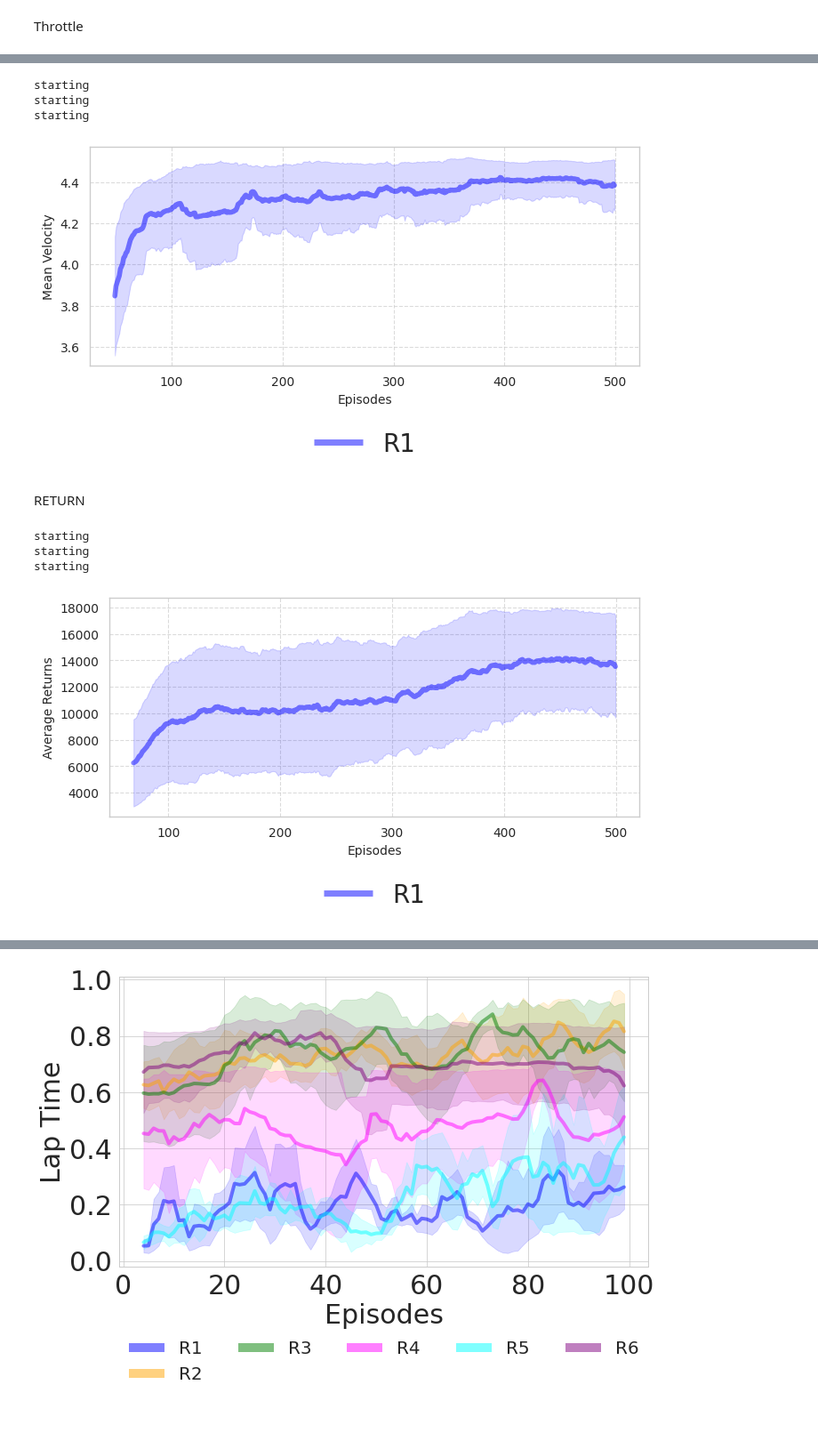
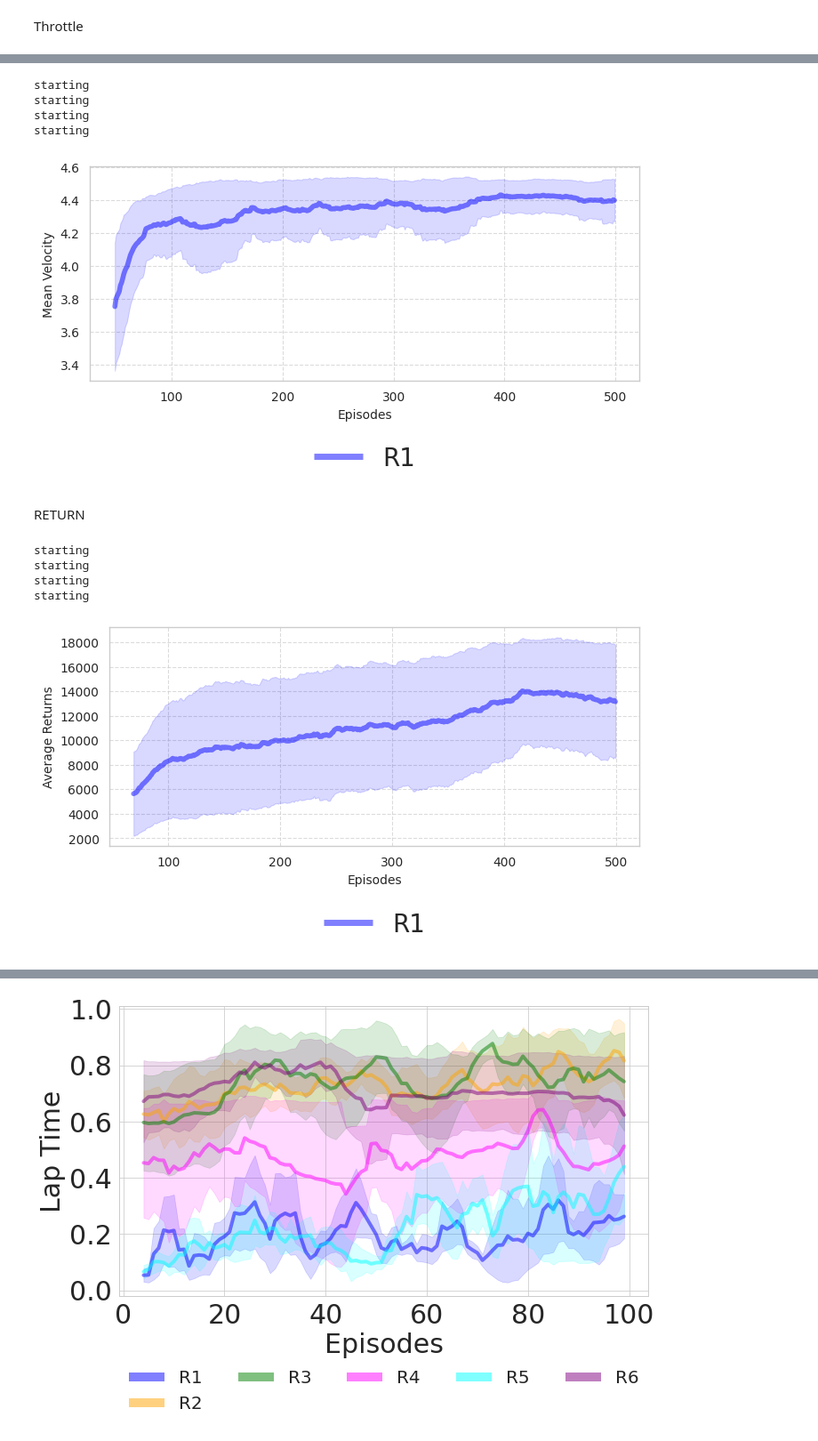
Before and after one commit to shilpa2301/QRSAC, a Jupyter notebook: debug_plots/debug_plots_RC1.ipynb, the cells around one changed output, grey strips where cells are left out. Shown: that part at 89% size. Cells and saved outputs as stored; diff of their text form; code cells hidden in the pictures.

```diff
--- a/debug_plots/debug_plots_RC1.ipynb
+++ b/debug_plots/debug_plots_RC1.ipynb
@@ -123,7 +123,7 @@ def generate_plot(means, stds, save_path=""):
     plt.show()
 
 returns_1 = []
-for idx in range(1,4):
+for idx in range(1,5):
     reward_type = "rew3"
     # env_type = "track"
     env_type = "road"
@@ -239,7 +240,7 @@ def generate_plot(means, stds, save_path=""):
     plt.show()
 
 returns_1 = []
-for idx in range(1,4):
+for idx in range(1,5):
     reward_type = "rew3"
     # env_type = "track"
     env_type = "road"
@@ -354,7 +356,7 @@ def generate_plot(means, stds, save_path=""):
     plt.show()
 
 returns_1 = []
-for idx in range(1,4):
+for idx in range(1,5):
     reward_type = "rew3"
     env_type = "track" #"road"
     env_type = "road"
@@ -373,7 +375,8 @@ generate_plot(means, stds, "result_plot")
 starting
 starting
 starting
+starting
-[figure, old version]
+[figure, new version]
 # %% [markdown]
 RETURN
 # %%
@@ -462,32 +465,33 @@ def generate_plot(means, stds, save_path=""):
         line.set_linewidth(5.0)
         line.set_solid_capstyle('butt')
     plt.yticks(fontsize=10)
     plt.xticks(fontsize=10)
     plt.xlabel("Episodes", fontsize=10)
     plt.ylabel("Average Returns", fontsize=10)
     plt.grid(True, linestyle='--', alpha=0.7)
     plt.tight_layout()
     plt.savefig(f"{save_path}.png", dpi=200)
     plt.show()
 
 returns_1 = []
-for idx in range(1,4):
+for idx in range(1,5):
     reward_type = "rew3"
     env_type = "track" #"road"
     env_type = "road"
     log_num = str(idx)
     log_file_path = f"/home/smukh039/work/QRSAC/debug_logs_to_plot/generated_road/debug_{env_type}_{reward_type}_{log_num}.log"
     # log_file_path = f"/home/smukh039/work/QRSAC/debug_logs_to_plot/generated_track/debug_{env_type}_{reward_type}_{log_num}.log"
     returns_1.append(get_returns(reward_type, log_num, env_type, log_file_path)) #[:100])
 returns_r1_mean = np.mean(returns_1, axis=0)
 returns_r1_std = np.std(returns_1, axis=0)
 
 WIN_SIZE=70
 means_r1, stds_r1 = smoothen(returns_r1_mean, WIN_SIZE), smoothen(returns_r1_std, WIN_SIZE)
 means, stds = (means_r1), (stds_r1)
 generate_plot(means, stds, "result_plot")
 # %% [output]
 starting
 starting
 starting
+starting
-[figure, old version]
+[figure, new version]
```
Also changed, not shown: parts of 6 cells of this notebook, 19 other files.
